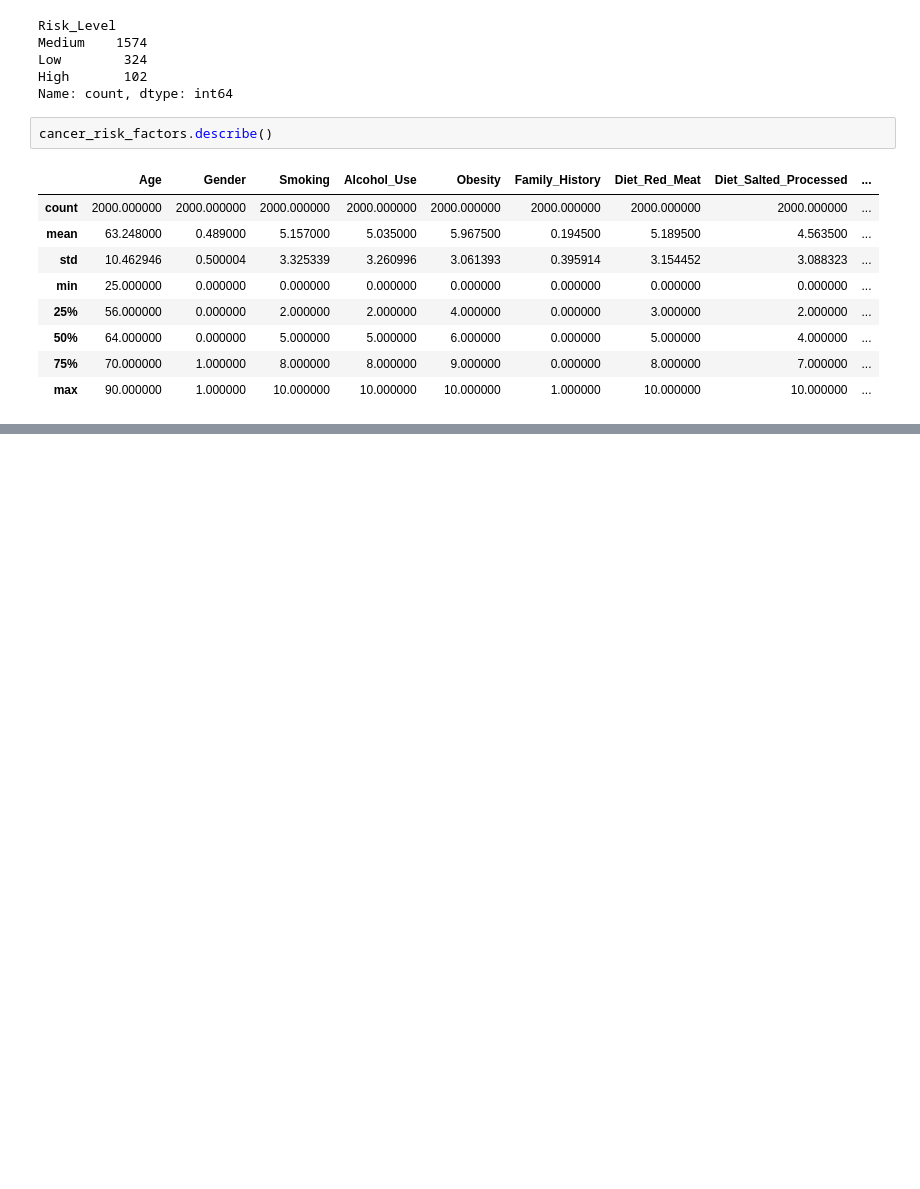
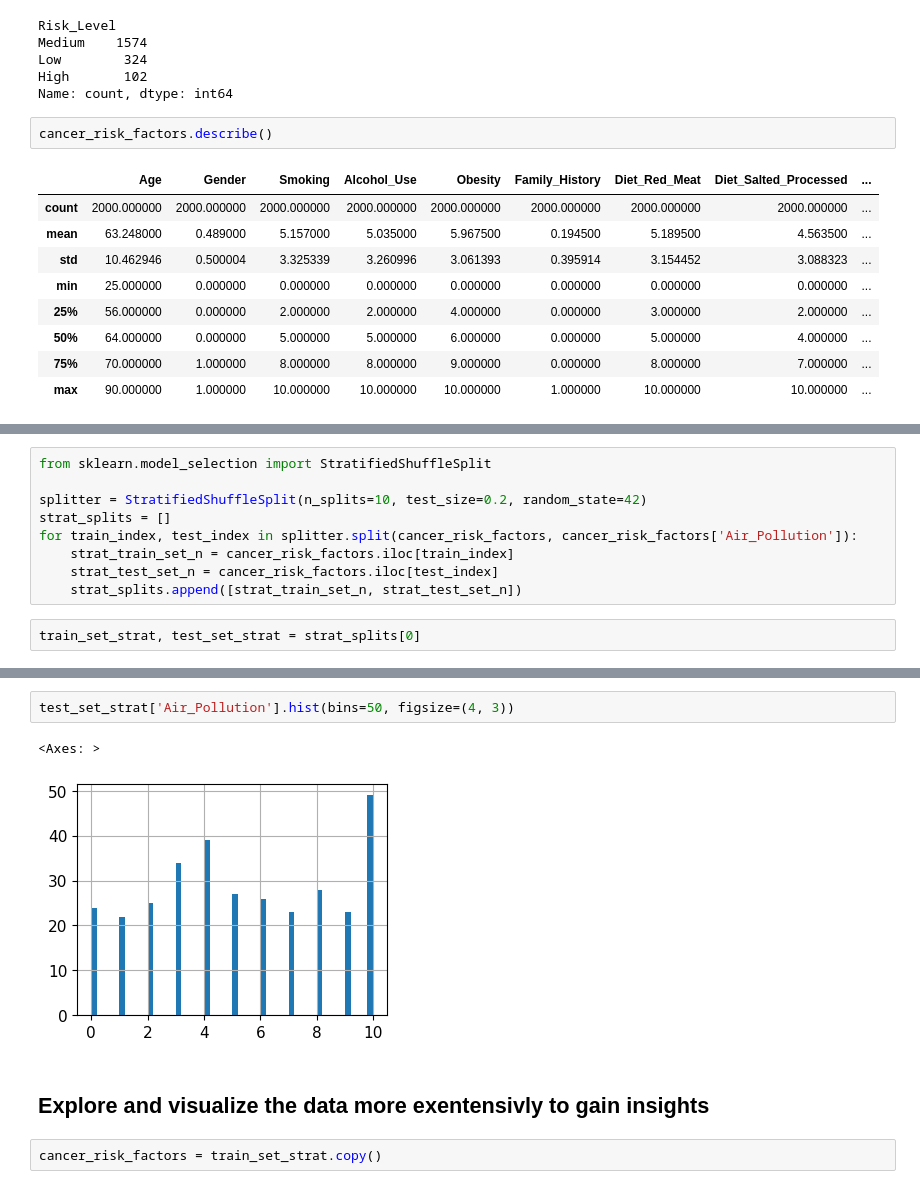
Before and after one commit to LisaPietrek/doodles, a Jupyter notebook: machine_learning/cancer_risk_predictor.ipynb, the cells around one changed output, grey strips where cells are left out. Saved outputs shown, nothing was run; the diff lists cells and outputs as text; blank space fills up the shorter version.

```diff
--- a/machine_learning/cancer_risk_predictor.ipynb
+++ b/machine_learning/cancer_risk_predictor.ipynb
@@ -101,0 +228,11 @@ cancer_risk_factors.describe()
+# %%
+from sklearn.model_selection import StratifiedShuffleSplit
+
+splitter = StratifiedShuffleSplit(n_splits=10, test_size=0.2, random_state=42)
+strat_splits = []
+for train_index, test_index in splitter.split(cancer_risk_factors, cancer_risk_factors['Air_Pollution']):
+    strat_train_set_n = cancer_risk_factors.iloc[train_index]
+    strat_test_set_n = cancer_risk_factors.iloc[test_index]
+    strat_splits.append([strat_train_set_n, strat_test_set_n])
+# %%
+train_set_strat, test_set_strat = strat_splits[0]
@@ -101,0 +251,9 @@ cancer_risk_factors.describe()
+# %%
+test_set_strat['Air_Pollution'].hist(bins=50, figsize=(4, 3))
+# %% [output]
+<Axes: >
+[figure, added]
+# %% [markdown]
+## Explore and visualize the data more exentensivly to gain insights
+# %%
+cancer_risk_factors = train_set_strat.copy()
```
Also changed, not shown: parts of 52 cells of this notebook.
